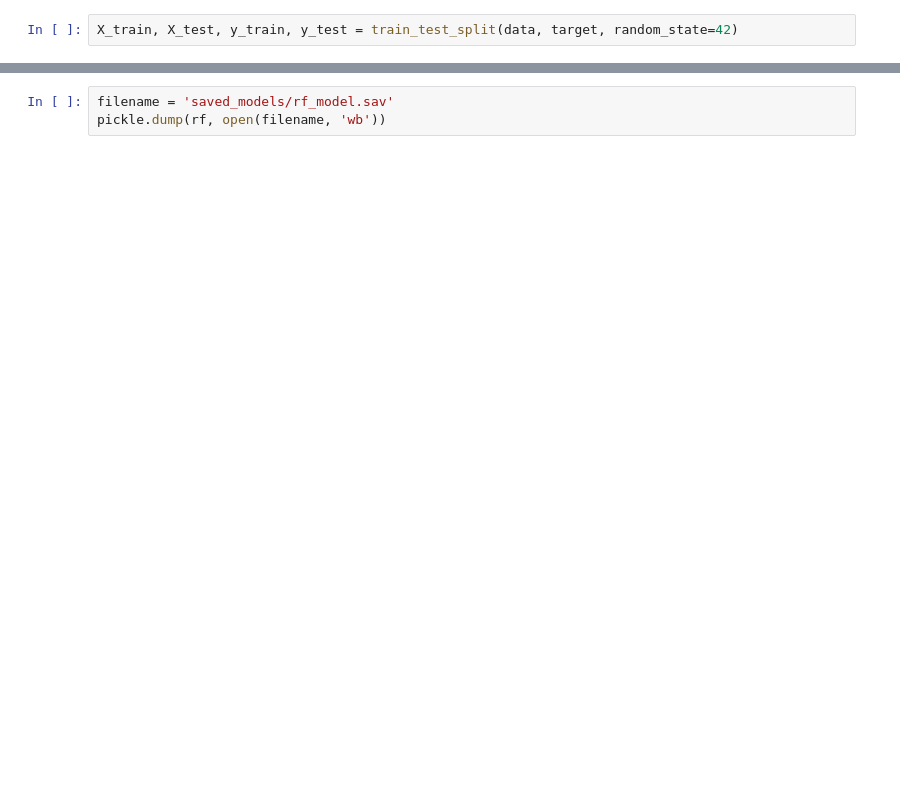
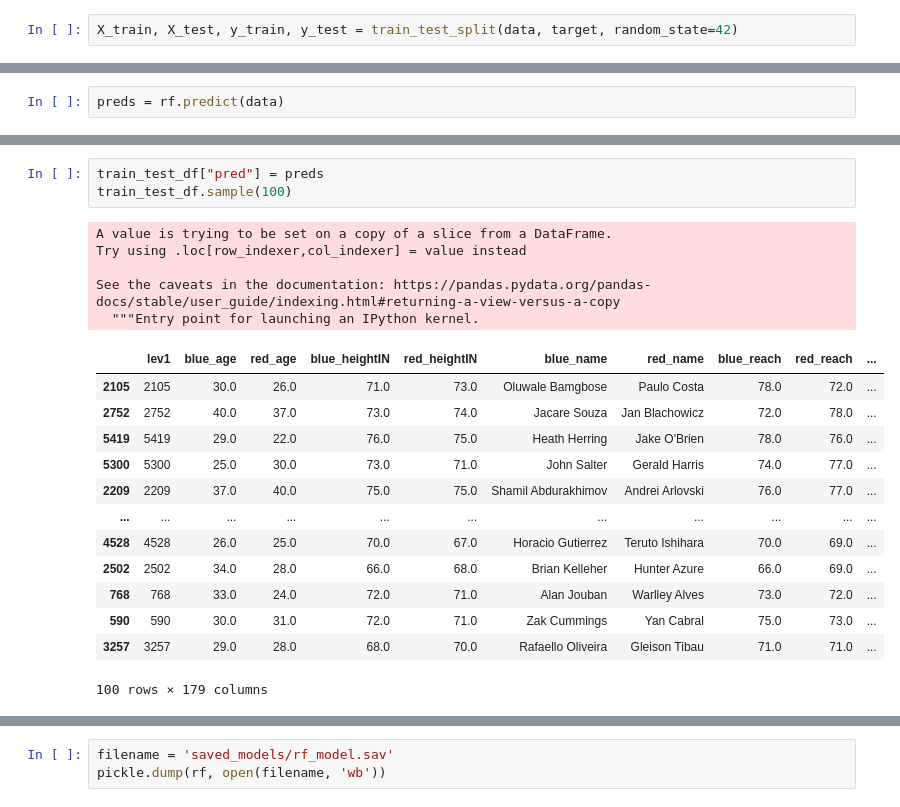
Before and after one commit to a925sw/ufc_stats, a Jupyter notebook: random_forest.ipynb, the cells around one changed output, grey strips where cells are left out. Saved outputs shown, nothing was run; the diff lists cells and outputs as text; blank space fills up the shorter version.

Commit message:
predicting some stuff hopefully

```diff
--- a/random_forest.ipynb
+++ b/random_forest.ipynb
@@ -123,0 +116,2 @@ rf.score(X_test, y_test)
+# %%
+preds = rf.predict(data)
@@ -123,0 +137,22 @@ rf.score(X_test, y_test)
+# %%
+train_test_df["pred"] = preds
+train_test_df.sample(100)
+# %% [output]
+A value is trying to be set on a copy of a slice from a DataFrame.
+Try using .loc[row_indexer,col_indexer] = value instead
+
+See the caveats in the documentation: https://pandas.pydata.org/pandas-docs/stable/user_guide/indexing.html#returning-a-view-versus-a-copy
+  """Entry point for launching an IPython kernel.
+|  | lev1 | blue_age | red_age | blue_heightIN | red_heightIN | blue_name | red_name | blue_reach | red_reach | ... |
+| 2105 | 2105 | 30.0 | 26.0 | 71.0 | 73.0 | Oluwale Bamgbose | Paulo Costa | 78.0 | 72.0 | ... |
+| 2752 | 2752 | 40.0 | 37.0 | 73.0 | 74.0 | Jacare Souza | Jan Blachowicz | 72.0 | 78.0 | ... |
+| 5419 | 5419 | 29.0 | 22.0 | 76.0 | 75.0 | Heath Herring | Jake O'Brien | 78.0 | 76.0 | ... |
+| 5300 | 5300 | 25.0 | 30.0 | 73.0 | 71.0 | John Salter | Gerald Harris | 74.0 | 77.0 | ... |
+| 2209 | 2209 | 37.0 | 40.0 | 75.0 | 75.0 | Shamil Abdurakhimov | Andrei Arlovski | 76.0 | 77.0 | ... |
+| ... | ... | ... | ... | ... | ... | ... | ... | ... | ... | ... |
+| 4528 | 4528 | 26.0 | 25.0 | 70.0 | 67.0 | Horacio Gutierrez | Teruto Ishihara | 70.0 | 69.0 | ... |
+| 2502 | 2502 | 34.0 | 28.0 | 66.0 | 68.0 | Brian Kelleher | Hunter Azure | 66.0 | 69.0 | ... |
+| 768 | 768 | 33.0 | 24.0 | 72.0 | 71.0 | Alan Jouban | Warlley Alves | 73.0 | 72.0 | ... |
+| 590 | 590 | 30.0 | 31.0 | 72.0 | 71.0 | Zak Cummings | Yan Cabral | 75.0 | 73.0 | ... |
+| 3257 | 3257 | 29.0 | 28.0 | 68.0 | 70.0 | Rafaello Oliveira | Gleison Tibau | 71.0 | 71.0 | ... |
+100 rows × 179 columns
```
Also changed, not shown: parts of 14 cells of this notebook, 16 other files.
